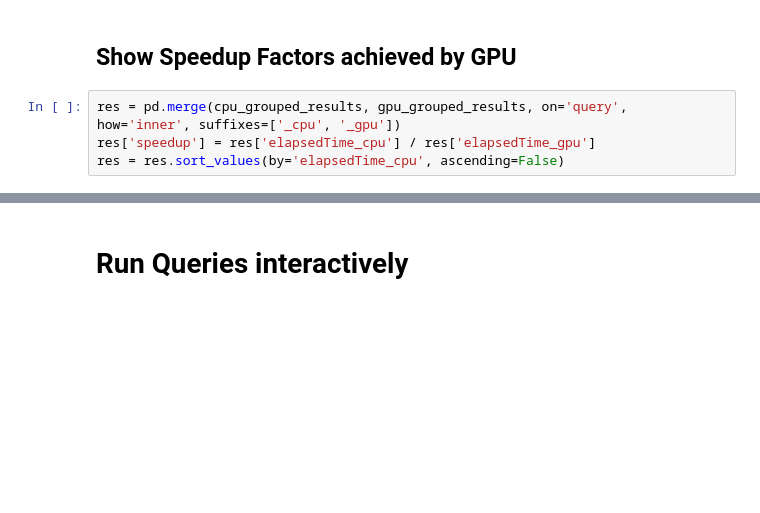
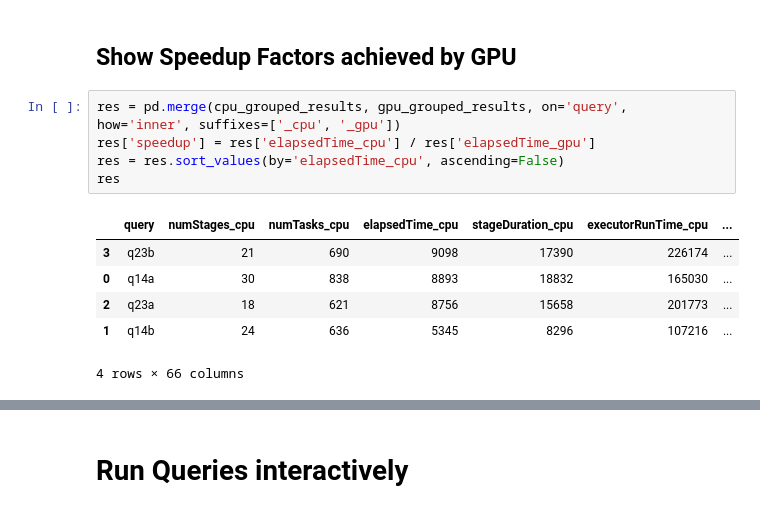
Before and after one commit to gerashegalov/spark-rapids-examples, a Jupyter notebook: examples/SQL+DF-Examples/tpcds/notebooks/TPCDS-SF10.ipynb, the cells around one changed output, grey strips where cells are left out. Saved outputs shown, nothing was run; the diff lists cells and outputs as text; blank space fills up the shorter version.

```diff
--- a/examples/SQL+DF-Examples/tpcds/notebooks/TPCDS-SF10.ipynb
+++ b/examples/SQL+DF-Examples/tpcds/notebooks/TPCDS-SF10.ipynb
@@ -286,7 +264,15 @@ Wall time: 24.3 s
 # %%
 res = pd.merge(cpu_grouped_results, gpu_grouped_results, on='query', how='inner', suffixes=['_cpu', '_gpu'])
 res['speedup'] = res['elapsedTime_cpu'] / res['elapsedTime_gpu']
 res = res.sort_values(by='elapsedTime_cpu', ascending=False)
+res
+# %% [output]
+|  | query | numStages_cpu | numTasks_cpu | elapsedTime_cpu | stageDuration_cpu | executorRunTime_cpu | ... |
+| 3 | q23b | 21 | 690 | 9098 | 17390 | 226174 | ... |
+| 0 | q14a | 30 | 838 | 8893 | 18832 | 165030 | ... |
+| 2 | q23a | 18 | 621 | 8756 | 15658 | 201773 | ... |
+| 1 | q14b | 24 | 636 | 5345 | 8296 | 107216 | ... |
+4 rows × 66 columns
 # %%
 demo_dur = time.time() - demo_start
 print(f"CPU and GPU run took: {demo_dur=} seconds")
```
Also changed, not shown: parts of 13 cells of this notebook.
